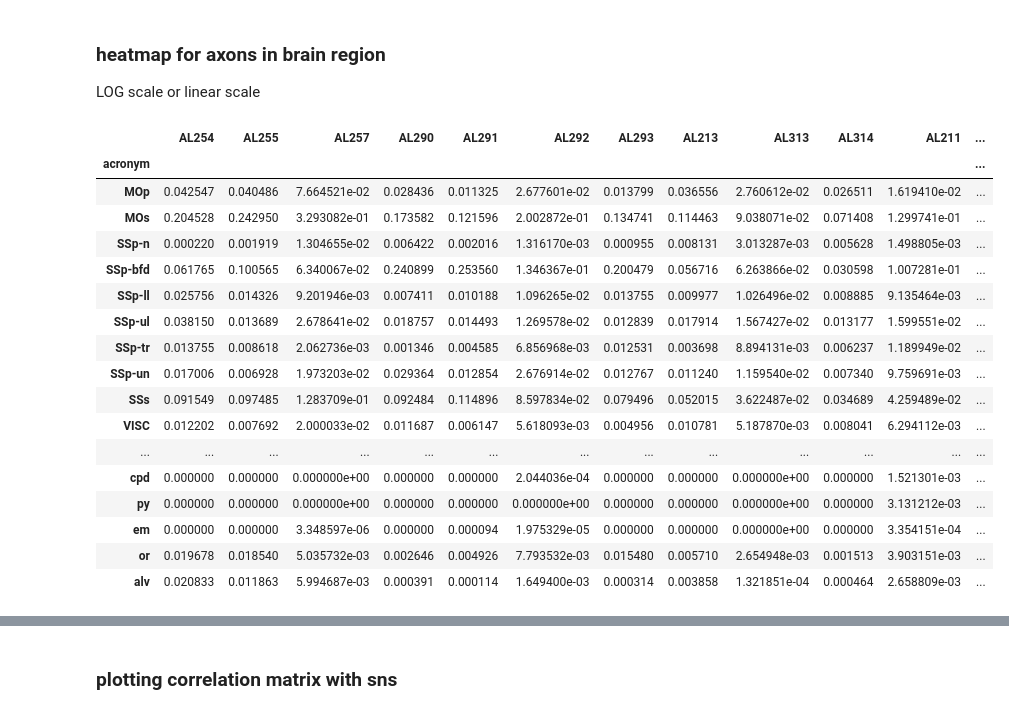
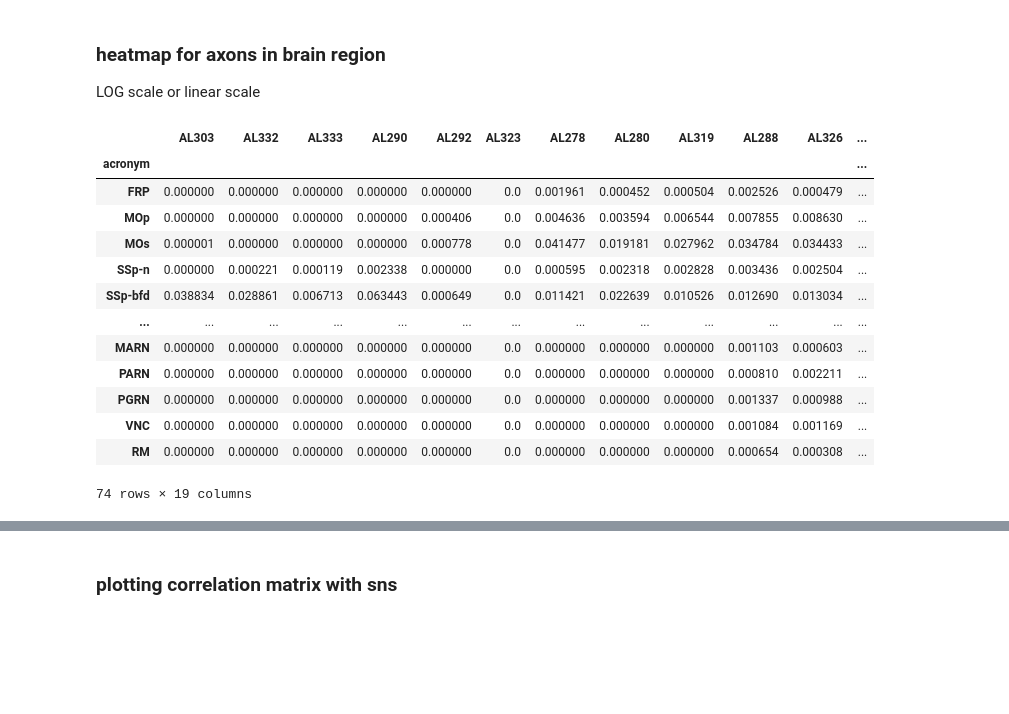
Before and after one commit to YANQI-LIU/Image_Registration, a Jupyter notebook: plotting_sns.ipynb, the cells around one changed output, grey strips where cells are left out. Saved outputs shown, nothing was run; the diff lists cells and outputs as text; code cells hidden in the pictures; blank space fills up the shorter version.

```diff
--- a/plotting_sns.ipynb
+++ b/plotting_sns.ipynb
@@ -494,26 +513,28 @@ now processing the following files:
 LOG scale or linear scale
 # %%
 #find all relevant files
-folder= r'D:\viral_results\s1'
-outdir = r'D:\viral_results\s1_results'
+folder= r'D:\viral_results\s2'
+outdir = r'D:\viral_results\s2_results'
 
 files= [ i for i  in os.listdir(folder) if 'with_counts' in i]
+
+atlas_labels=pd.read_csv('D:\Allenbrainatlas\ARA_25_micron_mhd_ccf2017\labels.csv')
 # %%
-column_order= ['AL254', 'AL255', 'AL257','AL290','AL291','AL292','AL293','AL213','AL313','AL314',
-               'AL211', 'AL215','AL318', 'AL207','AL209','AL273','AL274','AL285','AL311']
+#column_order= ['AL254', 'AL255', 'AL257','AL290','AL291','AL292','AL293','AL213','AL313','AL314','AL211', 'AL215','AL318', 'AL207','AL209','AL273','AL274','AL285','AL311']
 # for verified s1 injections as of april .2023
 
-#column_order= ['AL303','AL332','AL333','AL290','AL292','AL323', 'AL278', 'AL280', 'AL319', 'AL288', 'AL326', 'AL327',
-#              'AL281', 'AL286', 'AL321', 'AL322', 'AL274', 'AL310', 'AL330']
+column_order= ['AL303','AL332','AL333','AL290','AL292','AL323', 'AL278', 'AL280', 'AL319', 'AL288', 'AL326', 'AL327','AL281', 'AL286', 'AL321', 'AL322', 'AL274', 'AL310', 'AL330']
 #for s2 injections as of June.2023
 # %%
-side='left'
-parent_axons= [ i for i  in os.listdir(folder) if 'Lparent' in i]
+side='right'
+parent_axons= [ i for i  in os.listdir(folder) if 'Rparent' in i]
 #change side to right and Rparent for the other hemisphere!
 
+#axonal_df= combine_df_old(folder, parent_axons)
+#axonal_df=axonal_df.T
+
 axonal_df= combine_df(folder, parent_axons)
-axonal_df=axonal_df.T
-#axonal_df.columns
+#a cleaner way to concatenate dataframe
 # %%
 final=axonal_df[column_order]
 
@@ -543,27 +559,23 @@ final_df= df.reindex(sort_acronym_df.acronyms.to_list())
 # %%
 #final_df[final_df.index=='SPVI']
 # %%
-final_df = final_df[(final_df > 0.01).any(1)]
+final_df = final_df[(final_df > 0.001).any(1)]
 
 # only take regions that have value above 0.01 for any one of the sample
 
 final_df
 # %% [output]
-|  | AL254 | AL255 | AL257 | AL290 | AL291 | AL292 | AL293 | AL213 | AL313 | AL314 | AL211 | ... |
+|  | AL303 | AL332 | AL333 | AL290 | AL292 | AL323 | AL278 | AL280 | AL319 | AL288 | AL326 | ... |
 | acronym |  |  |  |  |  |  |  |  |  |  |  | ... |
-| MOp | 0.042547 | 0.040486 | 7.664521e-02 | 0.028436 | 0.011325 | 2.677601e-02 | 0.013799 | 0.036556 | 2.760612e-02 | 0.026511 | 1.619410e-02 | ... |
-| MOs | 0.204528 | 0.242950 | 3.293082e-01 | 0.173582 | 0.121596 | 2.002872e-01 | 0.134741 | 0.114463 | 9.038071e-02 | 0.071408 | 1.299741e-01 | ... |
-| SSp-n | 0.000220 | 0.001919 | 1.304655e-02 | 0.006422 | 0.002016 | 1.316170e-03 | 0.000955 | 0.008131 | 3.013287e-03 | 0.005628 | 1.498805e-03 | ... |
-| SSp-bfd | 0.061765 | 0.100565 | 6.340067e-02 | 0.240899 | 0.253560 | 1.346367e-01 | 0.200479 | 0.056716 | 6.263866e-02 | 0.030598 | 1.007281e-01 | ... |
-| SSp-ll | 0.025756 | 0.014326 | 9.201946e-03 | 0.007411 | 0.010188 | 1.096265e-02 | 0.013755 | 0.009977 | 1.026496e-02 | 0.008885 | 9.135464e-03 | ... |
-| SSp-ul | 0.038150 | 0.013689 | 2.678641e-02 | 0.018757 | 0.014493 | 1.269578e-02 | 0.012839 | 0.017914 | 1.567427e-02 | 0.013177 | 1.599551e-02 | ... |
-| SSp-tr | 0.013755 | 0.008618 | 2.062736e-03 | 0.001346 | 0.004585 | 6.856968e-03 | 0.012531 | 0.003698 | 8.894131e-03 | 0.006237 | 1.189949e-02 | ... |
-| SSp-un | 0.017006 | 0.006928 | 1.973203e-02 | 0.029364 | 0.012854 | 2.676914e-02 | 0.012767 | 0.011240 | 1.159540e-02 | 0.007340 | 9.759691e-03 | ... |
-| SSs | 0.091549 | 0.097485 | 1.283709e-01 | 0.092484 | 0.114896 | 8.597834e-02 | 0.079496 | 0.052015 | 3.622487e-02 | 0.034689 | 4.259489e-02 | ... |
-| VISC | 0.012202 | 0.007692 | 2.000033e-02 | 0.011687 | 0.006147 | 5.618093e-03 | 0.004956 | 0.010781 | 5.187870e-03 | 0.008041 | 6.294112e-03 | ... |
+| FRP | 0.000000 | 0.000000 | 0.000000 | 0.000000 | 0.000000 | 0.0 | 0.001961 | 0.000452 | 0.000504 | 0.002526 | 0.000479 | ... |
+| MOp | 0.000000 | 0.000000 | 0.000000 | 0.000000 | 0.000406 | 0.0 | 0.004636 | 0.003594 | 0.006544 | 0.007855 | 0.008630 | ... |
+| MOs | 0.000001 | 0.000000 | 0.000000 | 0.000000 | 0.000778 | 0.0 | 0.041477 | 0.019181 | 0.027962 | 0.034784 | 0.034433 | ... |
+| SSp-n | 0.000000 | 0.000221 | 0.000119 | 0.002338 | 0.000000 | 0.0 | 0.000595 | 0.002318 | 0.002828 | 0.003436 | 0.002504 | ... |
+| SSp-bfd | 0.038834 | 0.028861 | 0.006713 | 0.063443 | 0.000649 | 0.0 | 0.011421 | 0.022639 | 0.010526 | 0.012690 | 0.013034 | ... |
 | ... | ... | ... | ... | ... | ... | ... | ... | ... | ... | ... | ... | ... |
-| cpd | 0.000000 | 0.000000 | 0.000000e+00 | 0.000000 | 0.000000 | 2.044036e-04 | 0.000000 | 0.000000 | 0.000000e+00 | 0.000000 | 1.521301e-03 | ... |
-| py | 0.000000 | 0.000000 | 0.000000e+00 | 0.000000 | 0.000000 | 0.000000e+00 | 0.000000 | 0.000000 | 0.000000e+00 | 0.000000 | 3.131212e-03 | ... |
-| em | 0.000000 | 0.000000 | 3.348597e-06 | 0.000000 | 0.000094 | 1.975329e-05 | 0.000000 | 0.000000 | 0.000000e+00 | 0.000000 | 3.354151e-04 | ... |
-| or | 0.019678 | 0.018540 | 5.035732e-03 | 0.002646 | 0.004926 | 7.793532e-03 | 0.015480 | 0.005710 | 2.654948e-03 | 0.001513 | 3.903151e-03 | ... |
-| alv | 0.020833 | 0.011863 | 5.994687e-03 | 0.000391 | 0.000114 | 1.649400e-03 | 0.000314 | 0.003858 | 1.321851e-04 | 0.000464 | 2.658809e-03 | ... |
+| MARN | 0.000000 | 0.000000 | 0.000000 | 0.000000 | 0.000000 | 0.0 | 0.000000 | 0.000000 | 0.000000 | 0.001103 | 0.000603 | ... |
+| PARN | 0.000000 | 0.000000 | 0.000000 | 0.000000 | 0.000000 | 0.0 | 0.000000 | 0.000000 | 0.000000 | 0.000810 | 0.002211 | ... |
+| PGRN | 0.000000 | 0.000000 | 0.000000 | 0.000000 | 0.000000 | 0.0 | 0.000000 | 0.000000 | 0.000000 | 0.001337 | 0.000988 | ... |
+| VNC | 0.000000 | 0.000000 | 0.000000 | 0.000000 | 0.000000 | 0.0 | 0.000000 | 0.000000 | 0.000000 | 0.001084 | 0.001169 | ... |
+| RM | 0.000000 | 0.000000 | 0.000000 | 0.000000 | 0.000000 | 0.0 | 0.000000 | 0.000000 | 0.000000 | 0.000654 | 0.000308 | ... |
+74 rows × 19 columns
```
Also changed, not shown: parts of 14 cells of this notebook.
